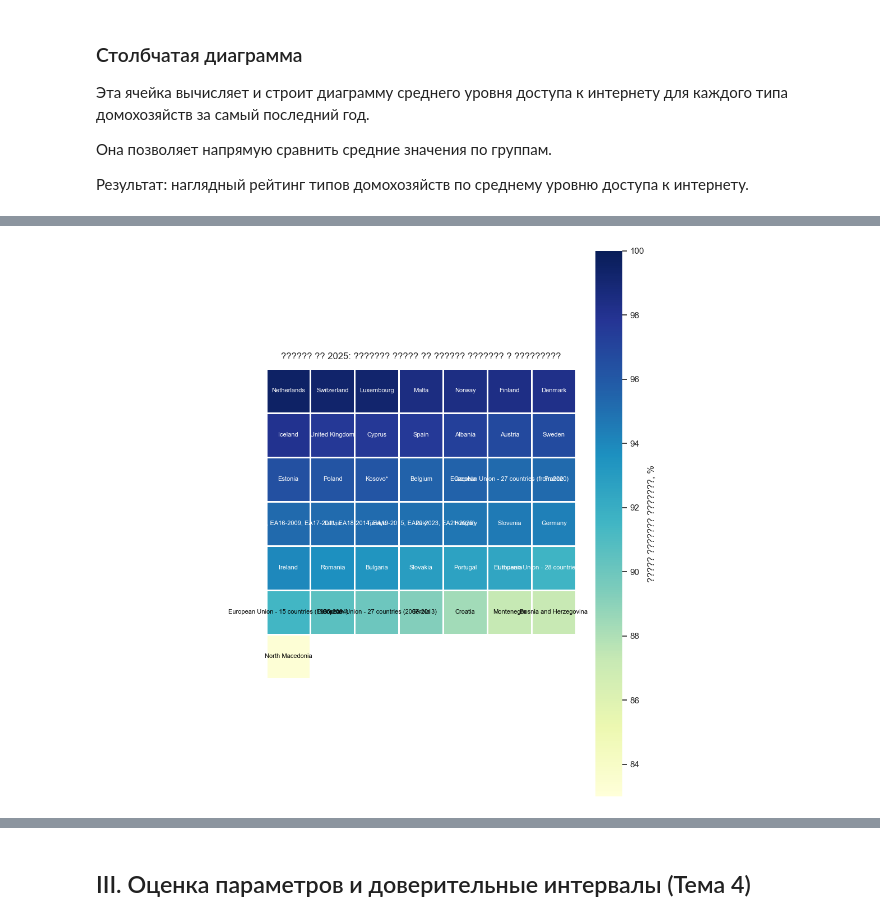
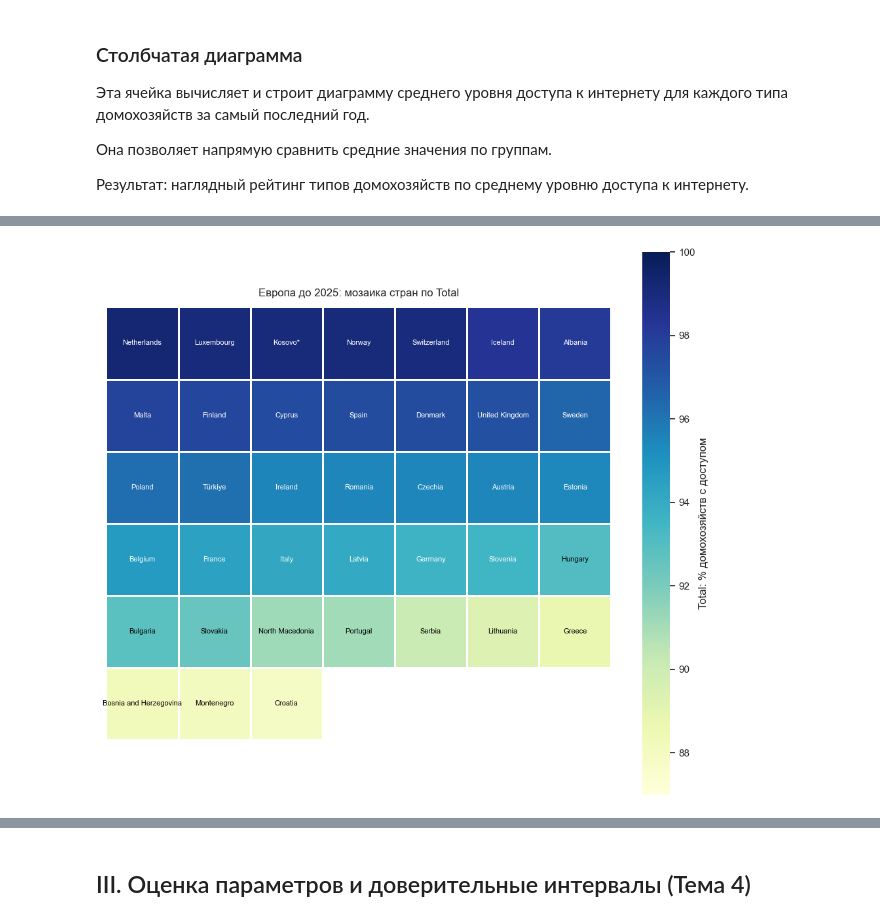
Before and after one commit to slendchat/MStAD, a Jupyter notebook: ind01.ipynb, the cells around one changed output, grey strips where cells are left out. Cells and saved outputs as stored; diff of their text form; code cells hidden in the pictures.

```diff
--- a/ind01.ipynb
+++ b/ind01.ipynb
@@ -457,53 +478,20 @@ share_95.round(2)
 # %%
-# ??????? ????? ?? ?????? ?????? ??????? ? ????????? (2025, ? fallback)
-# Total: ?????????? ??????? ?? 4 ????? ????????????
 
 target_year = 2025
-base_types = [
-    "Single person",
-    "Single person with dependent children",
-    "Two adults",
-    "Two adults with dependent children",
-]
 
-# ????? ???? ????? (????? = 1.0)
-type_weights = {
-    "Single person": 0.25,
-    "Single person with dependent children": 0.25,
-    "Two adults": 0.25,
-    "Two adults with dependent children": 0.25,
-}
+sub = df[(df["household_type"] == "Total") & (df["year"] <= target_year)].copy()
+if sub.empty:
+    raise ValueError("Нет данных Total до 2025 года в текущем CSV.")
 
-sub = df[df["household_type"].isin(base_types) & (df["year"] <= target_year)].copy()
-if sub.empty:
-    raise ValueError("??? ?????? ??? ??????? ? fallback ?? 2025 ????.")
+# Для каждой страны выбираем последний доступный год <= 2025
+idx = sub.sort_values("year").groupby("country")["year"].idxmax()
+country_total = sub.loc[idx, ["country", "year", "internet_access_pct"]].copy()
+country_total = country_total.rename(columns={"year": "year_used", "internet_access_pct": "total_pct"})
+country_total["used_fallback"] = country_total["year_used"] < target_year
+country_total["fallback_years"] = target_year - country_total["year_used"]
+country_total = country_total.sort_values("total_pct", ascending=False).reset_index(drop=True)
 
-# ??? ?????? ???? ?????????? ???????? ????????? ????????? ??? <= target_year
-idx = sub.sort_values("year").groupby(["country", "household_type"])["year"].idxmax()
-latest_by_type = sub.loc[idx, ["country", "household_type", "year", "internet_access_pct"]].copy()
-latest_by_type = latest_by_type.rename(columns={"year": "year_used"})
-
-# ??????? ?????????? total ?? ??????
-latest_by_type["w"] = latest_by_type["household_type"].map(type_weights)
-
-def weighted_total(g):
-    w = g["w"].to_numpy(dtype=float)
-    x = g["internet_access_pct"].to_numpy(dtype=float)
-    return float(np.average(x, weights=w))
-
-country_total = (
-    latest_by_type.groupby("country", as_index=False)
-    .apply(lambda g: pd.Series({
-        "total_pct": weighted_total(g),
-        "n_types": int(g["household_type"].nunique()),
-        "max_fallback_years": int(target_year - g["year_used"].min()),
-        "used_fallback": bool((g["year_used"] < target_year).any()),
-    }))
-    .sort_values("total_pct", ascending=False)
-    .reset_index(drop=True)
-)
-
-# ????????? ?????????
+# Мозаичная раскладка
 n = len(country_total)
 n_cols = int(np.ceil(np.sqrt(n)))
 n_rows = int(np.ceil(n / n_cols))
@@ -522,54 +510,47 @@ fig_w = max(10, n_cols * 1.45)
 fig_h = max(7, n_rows * 1.45)
 plt.figure(figsize=(fig_w, fig_h))
 
-# ???????? ????? ?????? ??????????
+# Адаптивная цветовая шкала
 vmin = float(np.floor(np.nanmin(value_grid)))
 vmax = float(np.ceil(np.nanmax(value_grid)))
 
 ax = sns.heatmap(
     value_grid,
     mask=mask,
     cmap="YlGnBu",
     vmin=vmin,
     vmax=vmax,
     square=True,
     linewidths=1,
     linecolor="white",
-    cbar_kws={"label": "????? ??????? ???????, %"},
+    cbar_kws={"label": "Total: % домохозяйств с доступом"},
     annot=label_grid,
     fmt="",
     annot_kws={"fontsize": 8, "ha": "center", "va": "center"},
 )
 
-# ???????? ??????
+# Контраст текста
 threshold = (vmin + vmax) / 2
 for text in ax.texts:
     x, y = text.get_position()
     c = int(round(x - 0.5))
     r = int(round(y - 0.5))
     if 0 <= r < n_rows and 0 <= c < n_cols and not np.isnan(value_grid[r, c]):
         text.set_color("white" if value_grid[r, c] >= threshold else "black")
 
 ax.set_xticks([])
 ax.set_yticks([])
 ax.set_xlabel("")
 ax.set_ylabel("")
-plt.title("?????? ?? 2025: ??????? ????? ?? ?????? ??????? ? ?????????", pad=12)
+plt.title("Европа до 2025: мозаика стран по Total", pad=12)
 plt.tight_layout()
 plt.show()
 
-# ??????????? fallback ? ????????
-n_countries = len(country_total)
-n_fallback = int(country_total["used_fallback"].sum())
-n_full_types = int((country_total["n_types"] == 4).sum())
-
-print(f"????? ?? ???????: {n_countries}")
-print(f"????? ? fallback (???? ???? ?? 1 ??? ?? ?? 2025): {n_fallback}")
-print(f"????? ? ?????? ??????? 4 ?????: {n_full_types}")
-
-print("???-5 ????? ?? ?????? ?????? ???????:")
-display(country_total[["country", "total_pct", "n_types", "max_fallback_years"]].head(5).round(2))
-print("???-5 ????? ?? ?????? ?????? ???????:")
-display(country_total[["country", "total_pct", "n_types", "max_fallback_years"]].tail(5).round(2))
+print(f"Стран на мозаике: {len(country_total)}")
+print(f"Стран с fallback: {int(country_total['used_fallback'].sum())}")
+print("Топ-5 стран по Total:")
+display(country_total[["country", "total_pct", "year_used", "fallback_years"]].head(5).round(2))
+print("Низ-5 стран по Total:")
+display(country_total[["country", "total_pct", "year_used", "fallback_years"]].tail(5).round(2))
 # %% [output]
-[figure, old version]
+[figure, new version]
```
Also changed, not shown: parts of 18 cells of this notebook.
